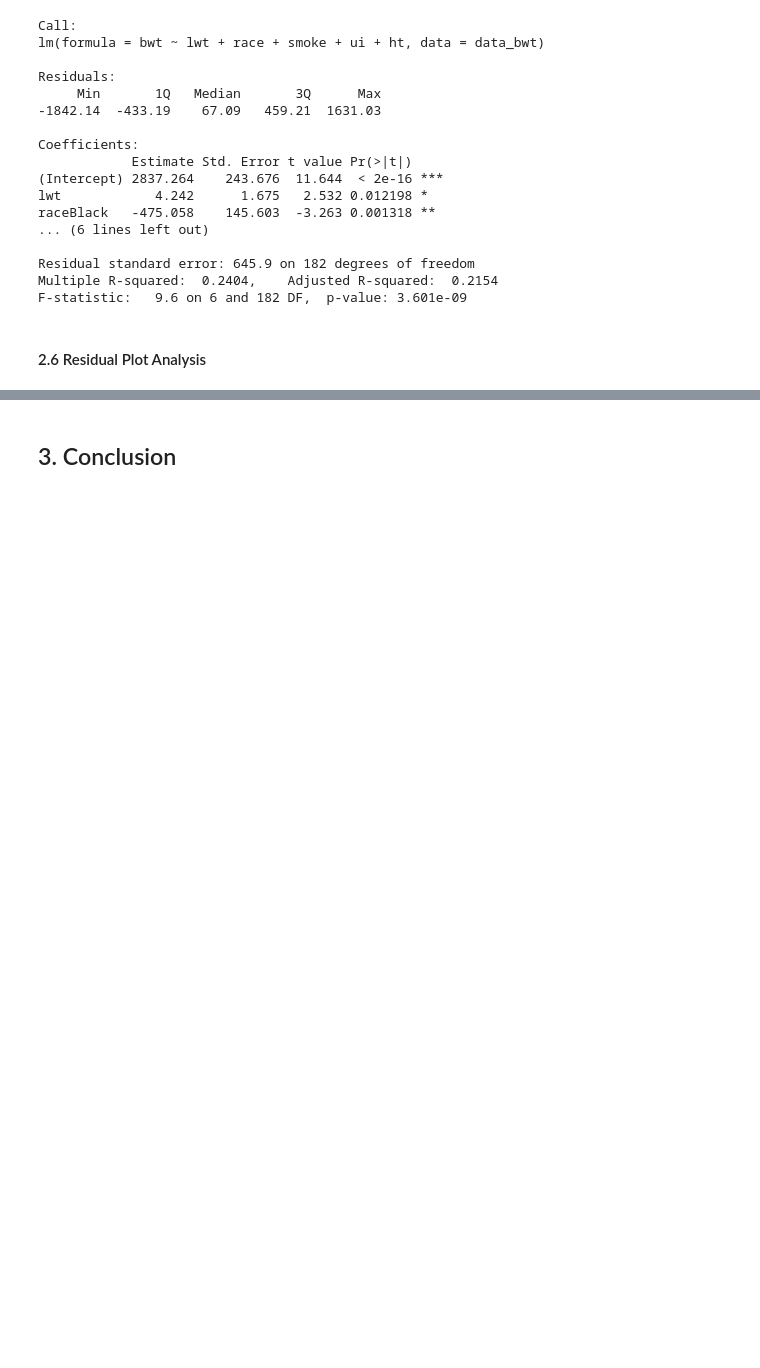
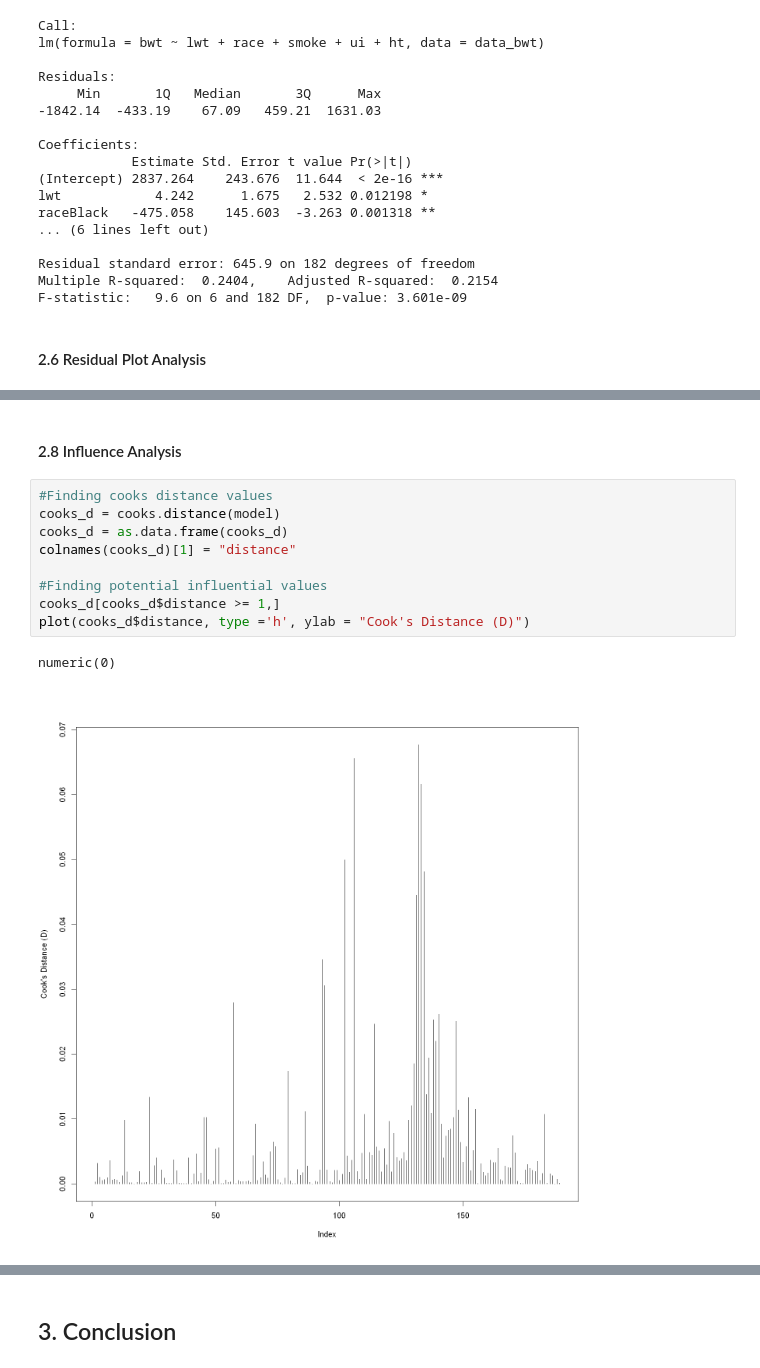
Before and after one commit to jerdavies/birthweight-modelling, a Jupyter notebook: Report-Birthweight.ipynb, the cells around one changed output, grey strips where cells are left out. Cells and saved outputs as stored; diff of their text form; blank space fills up the shorter version.

```diff
--- a/Report-Birthweight.ipynb
+++ b/Report-Birthweight.ipynb
@@ -311,0 +403,14 @@ If necessary, re-fit model after transforming a variable, etc.
+# %% [markdown]
+#### 2.8 Influence Analysis
+# %%
+#Finding cooks distance values
+cooks_d = cooks.distance(model)
+cooks_d = as.data.frame(cooks_d)
+colnames(cooks_d)[1] = "distance"
+
+#Finding potential influential values
+cooks_d[cooks_d$distance >= 1,]
+plot(cooks_d$distance, type ='h', ylab = "Cook's Distance (D)")
+# %% [output]
+numeric(0)
+[figure, added]
```
Also changed, not shown: parts of 11 cells of this notebook.
